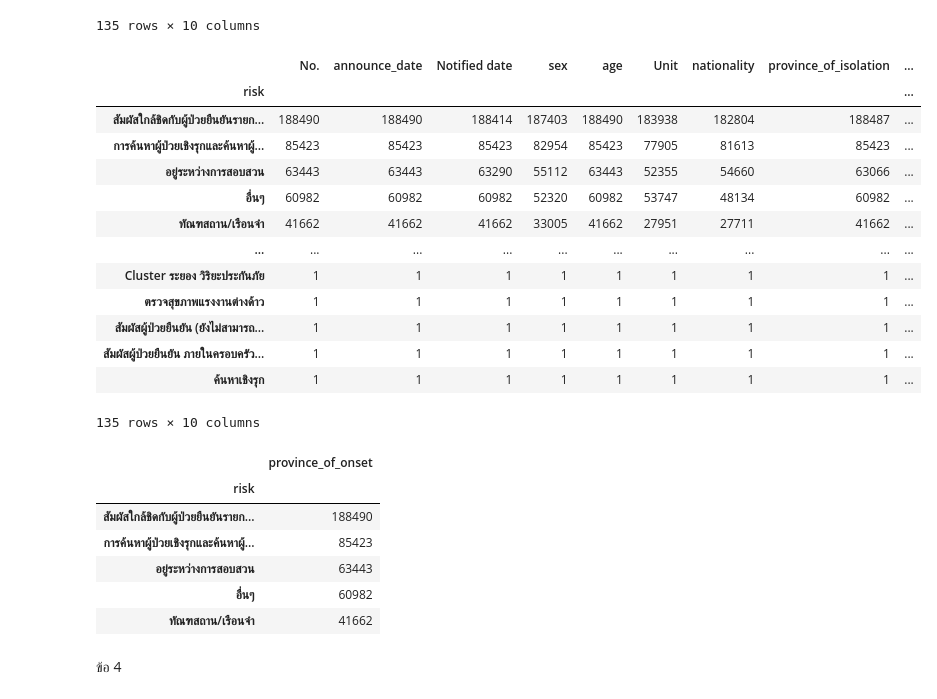
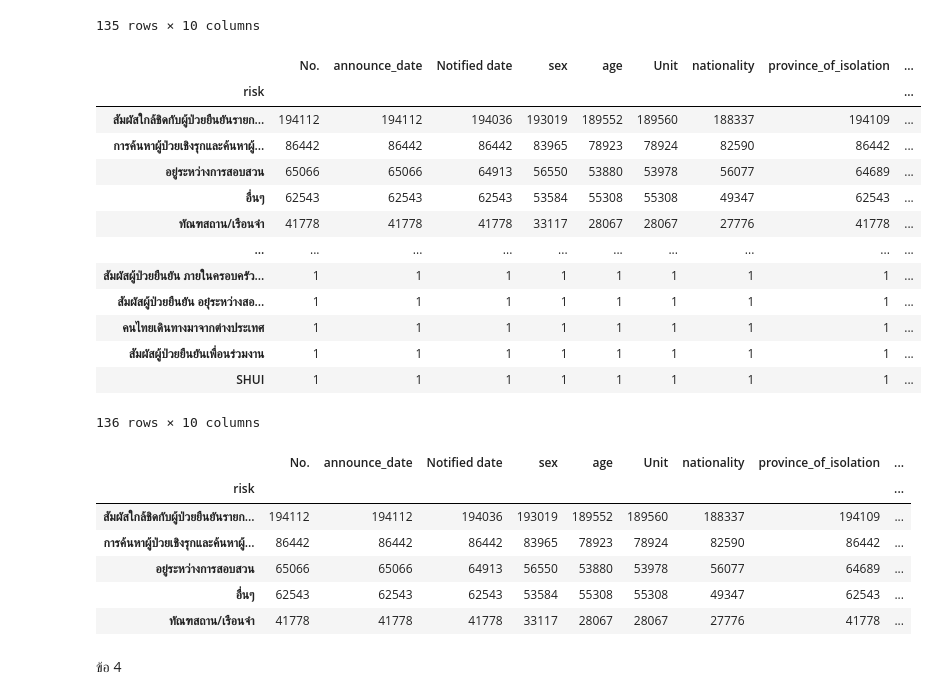
Before and after one commit to ploybongkot/DWDM21, a Jupyter notebook: Data_Preprocessing(Chapter3).ipynb, the cells around one changed output. Drawn from its saved outputs; the diff is of its cells as text; code cells hidden in the pictures.

```diff
--- a/Data_Preprocessing(Chapter3).ipynb
+++ b/Data_Preprocessing(Chapter3).ipynb
@@ -1619,34 +1593,34 @@ data_cases2_nomissingage_nooutlier.groupby('risk').count()
 | ไปแหล่งชุมชน/สถานที่คนหนาแน่น | 17 | 17 | 17 | 15 | 17 | 12 | 16 | 17 | ... |
 135 rows × 10 columns
 # %%
-risk = data_cases2_nomissingage_nooutlier.groupby('risk').count().sort_values(by=['province_of_onset'],ascending=False)
-risk
+HW3 = data_cases2.groupby('risk').count().sort_values(by=['announce_date'],ascending=False) # sort_values by column ที่ไม่มี missing
+HW3
 # %% [output]
 |  | No. | announce_date | Notified date | sex | age | Unit | nationality | province_of_isolation | ... |
 | risk |  |  |  |  |  |  |  |  | ... |
-| สัมผัสใกล้ชิดกับผู้ป่วยยืนยันรายก... | 188490 | 188490 | 188414 | 187403 | 188490 | 183938 | 182804 | 188487 | ... |
-| การค้นหาผู้ป่วยเชิงรุกและค้นหาผู้... | 85423 | 85423 | 85423 | 82954 | 85423 | 77905 | 81613 | 85423 | ... |
-| อยู่ระหว่างการสอบสวน | 63443 | 63443 | 63290 | 55112 | 63443 | 52355 | 54660 | 63066 | ... |
-| อื่นๆ | 60982 | 60982 | 60982 | 52320 | 60982 | 53747 | 48134 | 60982 | ... |
-| ทัณฑสถาน/เรือนจำ | 41662 | 41662 | 41662 | 33005 | 41662 | 27951 | 27711 | 41662 | ... |
+| สัมผัสใกล้ชิดกับผู้ป่วยยืนยันรายก... | 194112 | 194112 | 194036 | 193019 | 189552 | 189560 | 188337 | 194109 | ... |
+| การค้นหาผู้ป่วยเชิงรุกและค้นหาผู้... | 86442 | 86442 | 86442 | 83965 | 78923 | 78924 | 82590 | 86442 | ... |
+| อยู่ระหว่างการสอบสวน | 65066 | 65066 | 64913 | 56550 | 53880 | 53978 | 56077 | 64689 | ... |
+| อื่นๆ | 62543 | 62543 | 62543 | 53584 | 55308 | 55308 | 49347 | 62543 | ... |
+| ทัณฑสถาน/เรือนจำ | 41778 | 41778 | 41778 | 33117 | 28067 | 28067 | 27776 | 41778 | ... |
 | ... | ... | ... | ... | ... | ... | ... | ... | ... | ... |
-| Cluster ระยอง วิริยะประกันภัย | 1 | 1 | 1 | 1 | 1 | 1 | 1 | 1 | ... |
-| ตรวจสุขภาพแรงงานต่างด้าว | 1 | 1 | 1 | 1 | 1 | 1 | 1 | 1 | ... |
-| สัมผัสผู้ป่วยยืนยัน (ยังไม่สามารถ... | 1 | 1 | 1 | 1 | 1 | 1 | 1 | 1 | ... |
 | สัมผัสผู้ป่วยยืนยัน ภายในครอบครัว... | 1 | 1 | 1 | 1 | 1 | 1 | 1 | 1 | ... |
-| ค้นหาเชิงรุก | 1 | 1 | 1 | 1 | 1 | 1 | 1 | 1 | ... |
+| สัมผัสผู้ป่วยยืนยัน อยุ๋ระหว่างสอ... | 1 | 1 | 1 | 1 | 1 | 1 | 1 | 1 | ... |
+| คนไทยเดินทางมาจากต่างประเทศ | 1 | 1 | 1 | 1 | 1 | 1 | 1 | 1 | ... |
+| สัมผัสผู้ป่วยยืนยันเพื่อนร่วมงาน | 1 | 1 | 1 | 1 | 1 | 1 | 1 | 1 | ... |
+| SHUI | 1 | 1 | 1 | 1 | 1 | 1 | 1 | 1 | ... |
-135 rows × 10 columns
+136 rows × 10 columns
 # %%
-risk_cut = risk.iloc[:5,8:9]
+risk_cut = HW3.iloc[:5,:]
 risk_cut
 # %% [output]
-|  | province_of_onset |
-| risk |  |
-| สัมผัสใกล้ชิดกับผู้ป่วยยืนยันรายก... | 188490 |
-| การค้นหาผู้ป่วยเชิงรุกและค้นหาผู้... | 85423 |
-| อยู่ระหว่างการสอบสวน | 63443 |
-| อื่นๆ | 60982 |
-| ทัณฑสถาน/เรือนจำ | 41662 |
+|  | No. | announce_date | Notified date | sex | age | Unit | nationality | province_of_isolation | ... |
+| risk |  |  |  |  |  |  |  |  | ... |
+| สัมผัสใกล้ชิดกับผู้ป่วยยืนยันรายก... | 194112 | 194112 | 194036 | 193019 | 189552 | 189560 | 188337 | 194109 | ... |
+| การค้นหาผู้ป่วยเชิงรุกและค้นหาผู้... | 86442 | 86442 | 86442 | 83965 | 78923 | 78924 | 82590 | 86442 | ... |
+| อยู่ระหว่างการสอบสวน | 65066 | 65066 | 64913 | 56550 | 53880 | 53978 | 56077 | 64689 | ... |
+| อื่นๆ | 62543 | 62543 | 62543 | 53584 | 55308 | 55308 | 49347 | 62543 | ... |
+| ทัณฑสถาน/เรือนจำ | 41778 | 41778 | 41778 | 33117 | 28067 | 28067 | 27776 | 41778 | ... |
 # %% [markdown]
 ข้อ 4
 # %%
```
Also changed, not shown: parts of 29 cells of this notebook.
